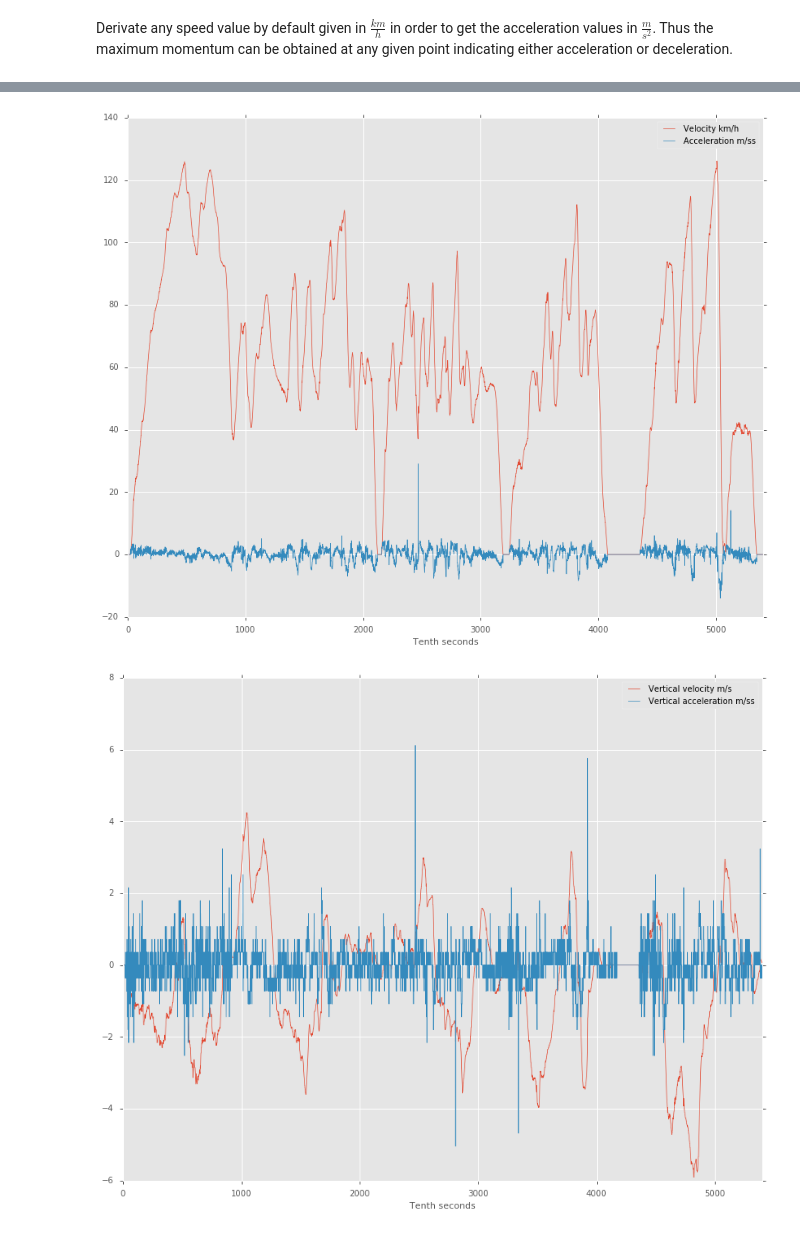
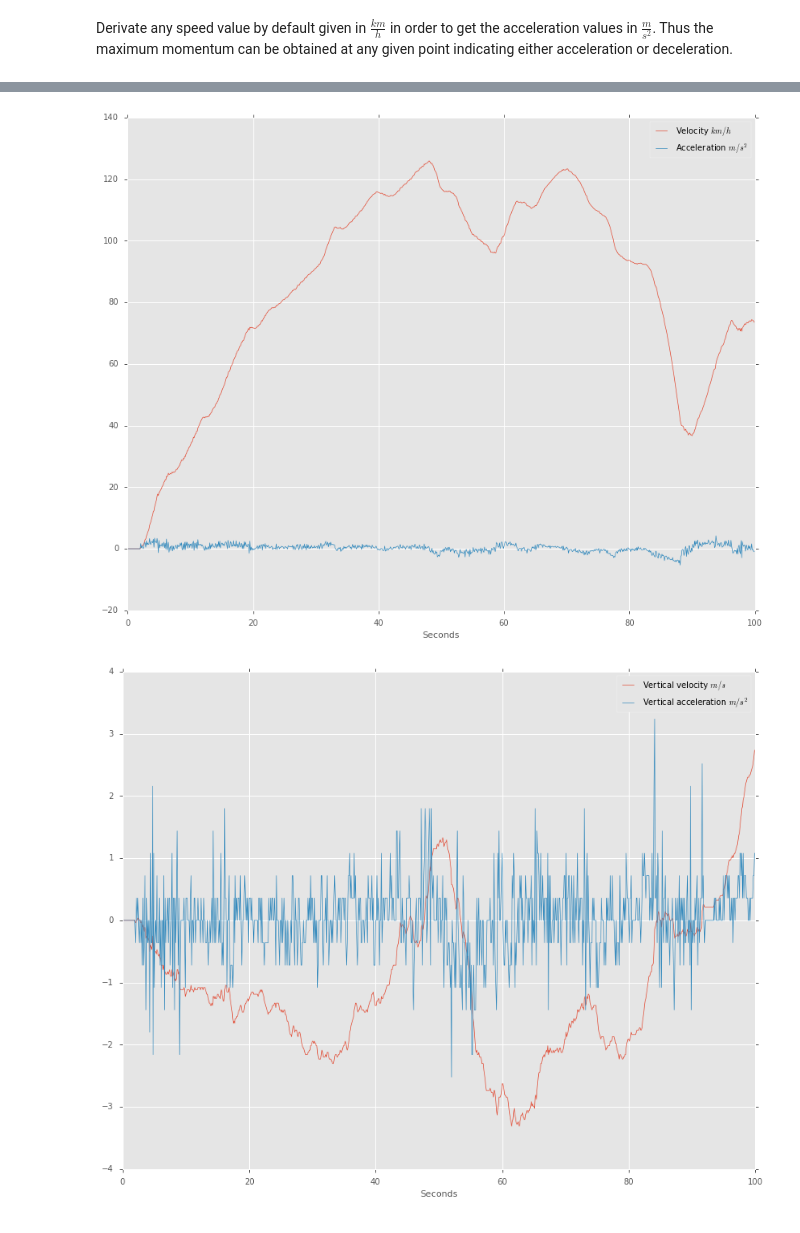
Before and after one commit to AlexImmer/TuevAnalysis, a Jupyter notebook: CrashAnalytics.ipynb, the cells around one changed output, grey strips where cells are left out. Cells and saved outputs as stored; diff of their text form; code cells hidden in the pictures.

```diff
--- a/CrashAnalytics.ipynb
+++ b/CrashAnalytics.ipynb
@@ -66,18 +66,20 @@ data2 = add_acc_cols(data2)
 dataCA = add_acc_cols(dataCA)
 # %%
 def plot_data(frame):
+    secs = [x/10 for x in range(len(frame))]
     plt.figure()
-    frame['velocity'].plot(linewidth=0.7, label='Velocity km/h')
-    frame['acc'].plot(linewidth=0.7, label='Acceleration m/ss')
+    plt.plot(secs, frame['velocity'], linewidth=0.7, label='Velocity $km/h$')
+    plt.plot(secs, frame['acc'], linewidth=0.7, label='Acceleration $m/s^2$')
     plt.legend()
-    plt.xlabel('Tenth seconds')
+    plt.xlabel('Seconds')
     plt.figure()
-    frame['vert-vel'].plot(linewidth=0.7, label='Vertical velocity m/s')
-    frame['vert-acc'].plot(linewidth=0.7, label='Vertical acceleration m/ss')
-    plt.xlabel('Tenth seconds')
+    plt.plot(secs, frame['vert-vel'], linewidth=0.7, label='Vertical velocity $m/s$')
+    plt.plot(secs, frame['vert-acc'], linewidth=0.7, label='Vertical acceleration $m/s^2$')
+    plt.xlabel('Seconds')
     plt.legend()
 # %%
-start, end = 0, 10000
+# Interval in milliseconds
+start, end = 0, 1000
 plot_data(data1[start:end])
 plot_data(data2[start:end])
 plot_data(dataCA[start:end])
@@ -87,2 +89,2 @@ plot_data(dataCA[start:end])
-[figure, old version]
+[figure, new version]
-[figure, old version]
+[figure, new version]
```
Also changed, not shown: parts of 3 cells of this notebook.
